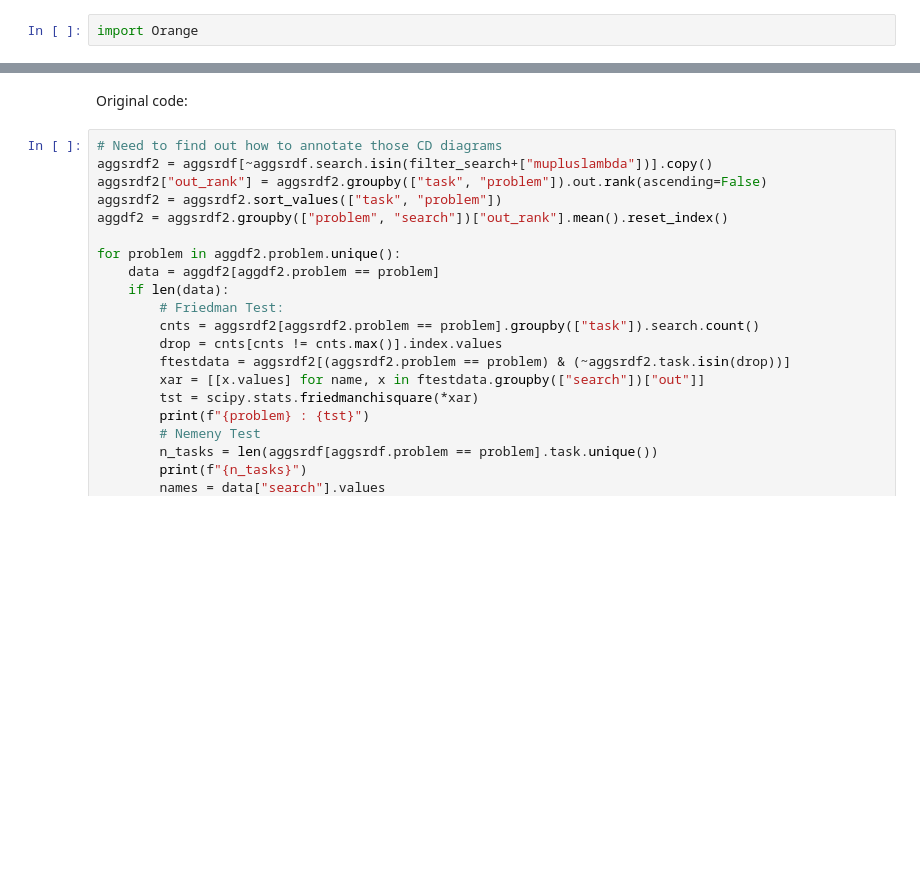
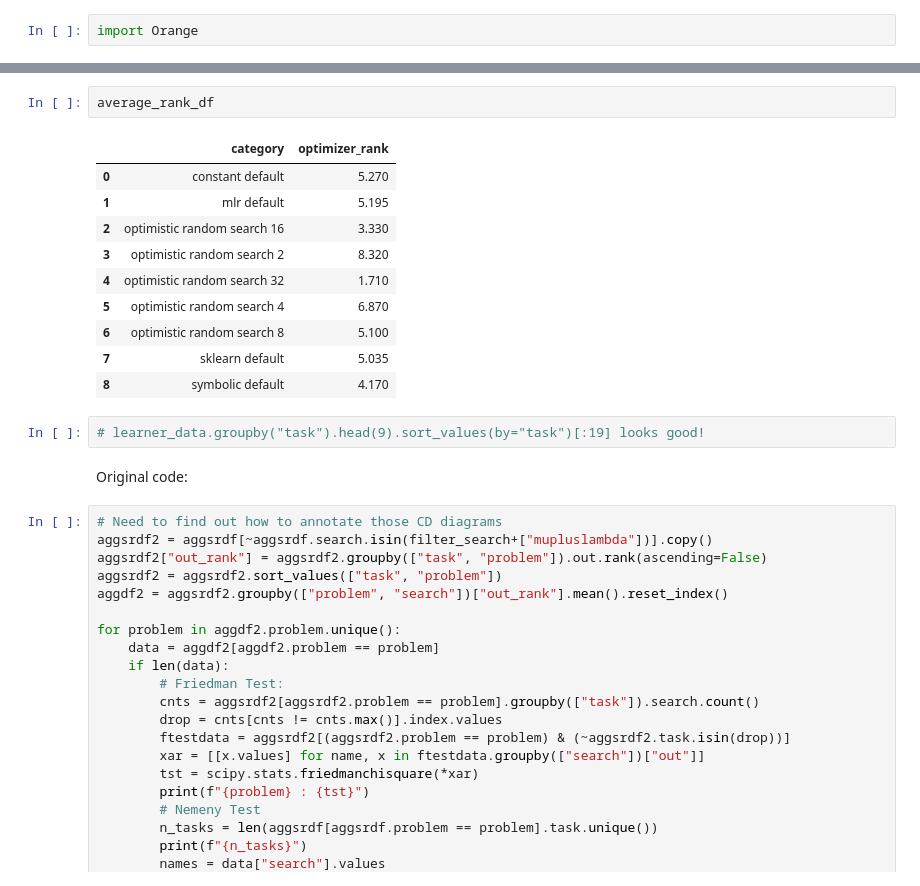
Before and after one commit to PGijsbers/symbolicdefaults, a Jupyter notebook: Figures/Figure 4 - Critical Difference based on Surrogates.ipynb, the cells around one changed output, grey strips where cells are left out. Cells and saved outputs as stored; diff of their text form; blank space fills up the shorter version.

```diff
--- a/Figures/Figure 4 - Critical Difference based on Surrogates.ipynb
+++ b/Figures/Figure 4 - Critical Difference based on Surrogates.ipynb
@@ -20,3 +57,18 @@ import Orange
+# %%
+average_rank_df
+# %% [output]
+|  | category | optimizer_rank |
+| 0 | constant default | 5.270 |
+| 1 | mlr default | 5.195 |
+| 2 | optimistic random search 16 | 3.330 |
+| 3 | optimistic random search 2 | 8.320 |
+| 4 | optimistic random search 32 | 1.710 |
+| 5 | optimistic random search 4 | 6.870 |
+| 6 | optimistic random search 8 | 5.100 |
+| 7 | sklearn default | 5.035 |
+| 8 | symbolic default | 4.170 |
+# %%
+# learner_data.groupby("task").head(9).sort_values(by="task")[:19] looks good!
 # %% [markdown]
 Original code:
 # %%
```
Also changed, not shown: parts of 6 cells of this notebook.
